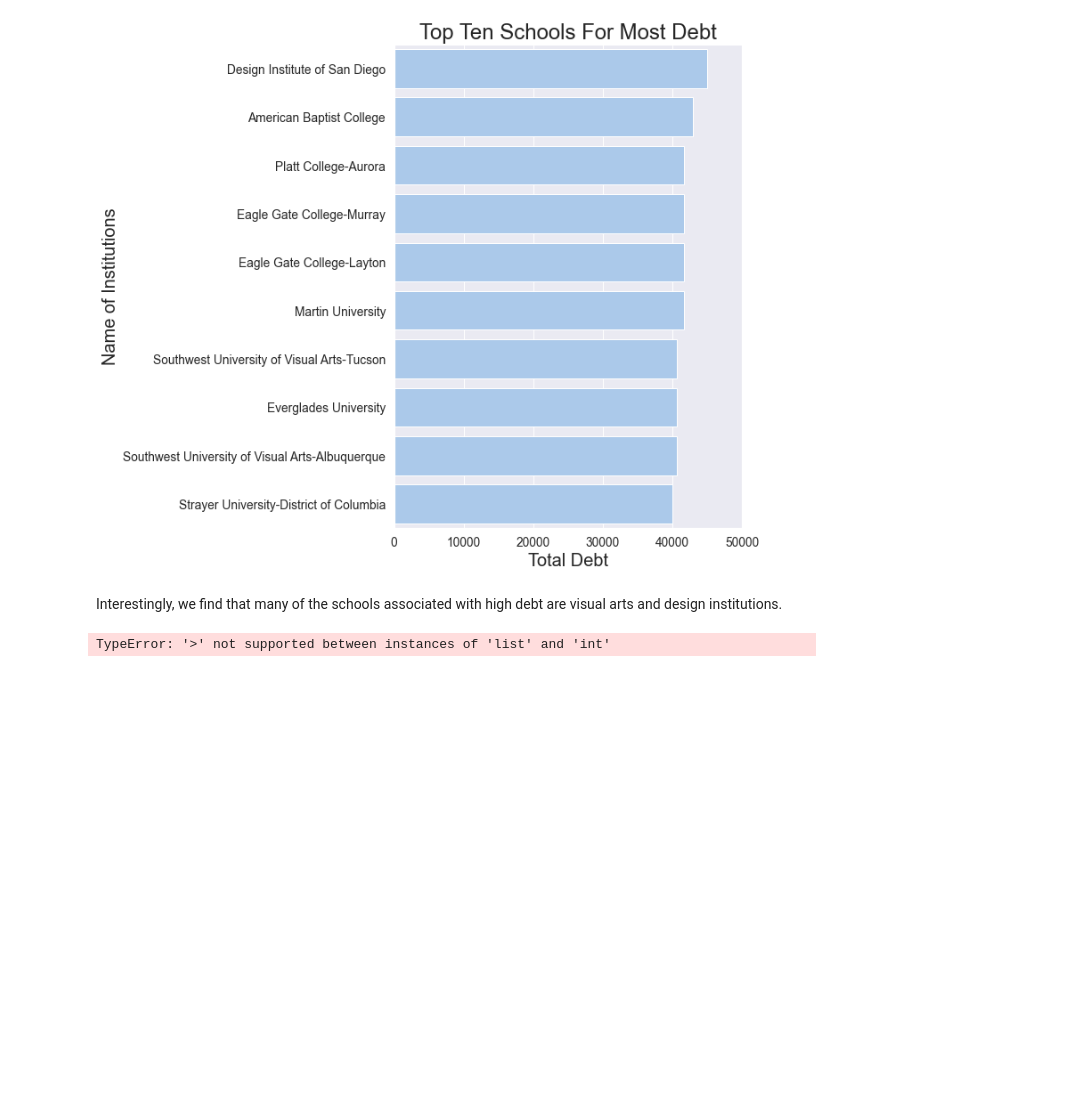
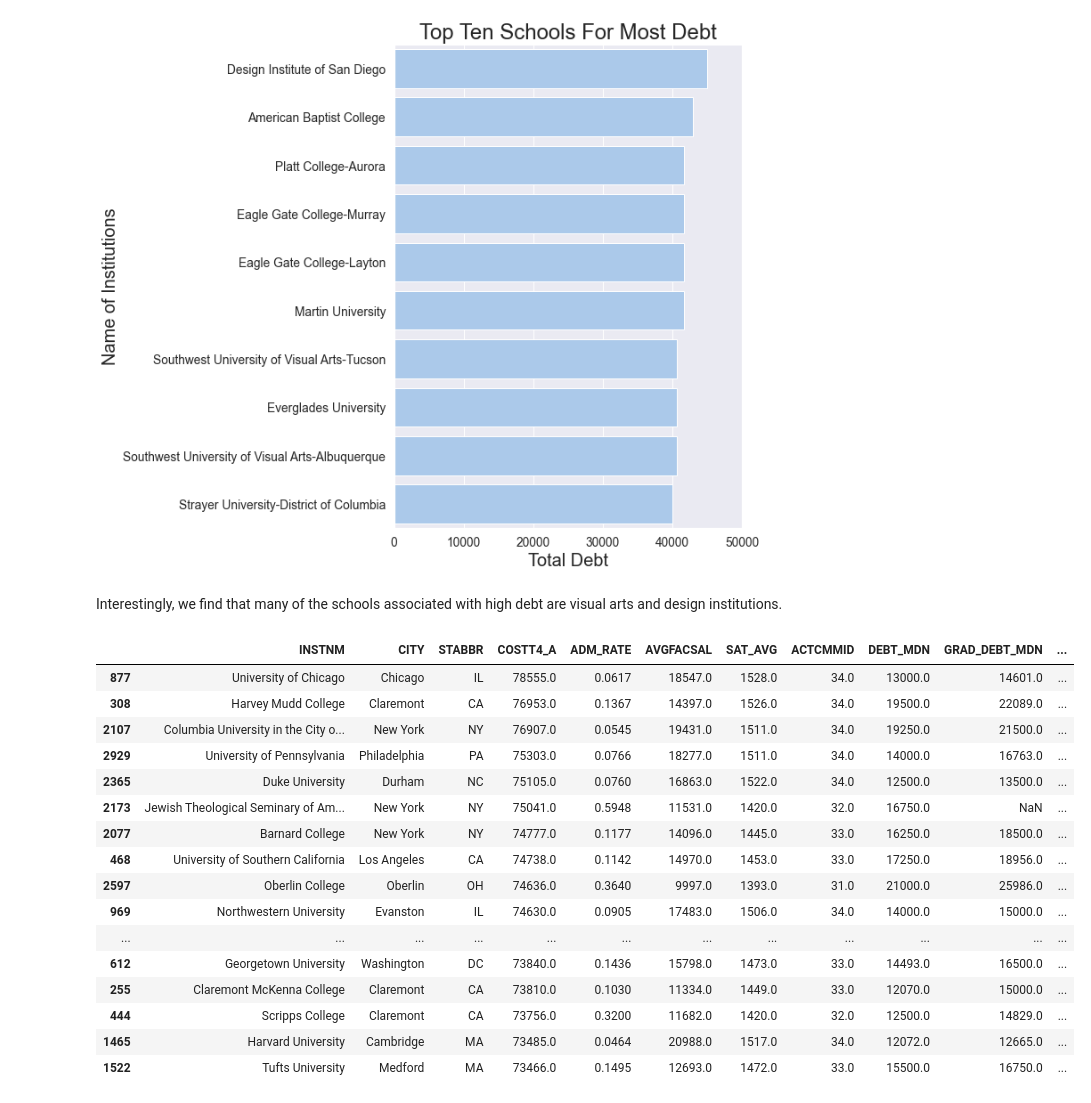
Before and after one commit to samantoz/dsc680-applied-datascience, a Jupyter notebook: Project-2/viz.ipynb, the cells around one changed output. Cells and saved outputs as stored; diff of their text form; code cells hidden in the pictures; blank space fills up the shorter version.

```diff
--- a/Project-2/viz.ipynb
+++ b/Project-2/viz.ipynb
@@ -332,6 +381,25 @@ Text(0.5, 1.0, 'Top Ten Schools For Most Debt')
 # %% [markdown]
 Interestingly, we find that many of the schools associated with high debt are visual arts and design institutions.
 # %%
-df_features_cost_features[['GRAD_DEBT_MDN_a']>0]
+# Top 10 Colleges by Cost (Average Annual Total Cost of Attendance)
+# Taking only those colleges having predominantly 4 years Undergrad programs
+df_top25_by_cost = df_inst_4_year_coll.nlargest(n=25, columns=['COSTT4_A'])
+df_top25_by_cost
 # %% [output]
-TypeError: '>' not supported between instances of 'list' and 'int'
+|  | INSTNM | CITY | STABBR | COSTT4_A | ADM_RATE | AVGFACSAL | SAT_AVG | ACTCMMID | DEBT_MDN | GRAD_DEBT_MDN | ... |
+| 877 | University of Chicago | Chicago | IL | 78555.0 | 0.0617 | 18547.0 | 1528.0 | 34.0 | 13000.0 | 14601.0 | ... |
+| 308 | Harvey Mudd College | Claremont | CA | 76953.0 | 0.1367 | 14397.0 | 1526.0 | 34.0 | 19500.0 | 22089.0 | ... |
+| 2107 | Columbia University in the City o... | New York | NY | 76907.0 | 0.0545 | 19431.0 | 1511.0 | 34.0 | 19250.0 | 21500.0 | ... |
+| 2929 | University of Pennsylvania | Philadelphia | PA | 75303.0 | 0.0766 | 18277.0 | 1511.0 | 34.0 | 14000.0 | 16763.0 | ... |
+| 2365 | Duke University | Durham | NC | 75105.0 | 0.0760 | 16863.0 | 1522.0 | 34.0 | 12500.0 | 13500.0 | ... |
+| 2173 | Jewish Theological Seminary of Am... | New York | NY | 75041.0 | 0.5948 | 11531.0 | 1420.0 | 32.0 | 16750.0 | NaN | ... |
+| 2077 | Barnard College | New York | NY | 74777.0 | 0.1177 | 14096.0 | 1445.0 | 33.0 | 16250.0 | 18500.0 | ... |
+| 468 | University of Southern California | Los Angeles | CA | 74738.0 | 0.1142 | 14970.0 | 1453.0 | 33.0 | 17250.0 | 18956.0 | ... |
+| 2597 | Oberlin College | Oberlin | OH | 74636.0 | 0.3640 | 9997.0 | 1393.0 | 31.0 | 21000.0 | 25986.0 | ... |
+| 969 | Northwestern University | Evanston | IL | 74630.0 | 0.0905 | 17483.0 | 1506.0 | 34.0 | 14000.0 | 15000.0 | ... |
+| ... | ... | ... | ... | ... | ... | ... | ... | ... | ... | ... | ... |
+| 612 | Georgetown University | Washington | DC | 73840.0 | 0.1436 | 15798.0 | 1473.0 | 33.0 | 14493.0 | 16500.0 | ... |
+| 255 | Claremont McKenna College | Claremont | CA | 73810.0 | 0.1030 | 11334.0 | 1449.0 | 33.0 | 12070.0 | 15000.0 | ... |
+| 444 | Scripps College | Claremont | CA | 73756.0 | 0.3200 | 11682.0 | 1420.0 | 32.0 | 12500.0 | 14829.0 | ... |
+| 1465 | Harvard University | Cambridge | MA | 73485.0 | 0.0464 | 20988.0 | 1517.0 | 34.0 | 12072.0 | 12665.0 | ... |
+| 1522 | Tufts University | Medford | MA | 73466.0 | 0.1495 | 12693.0 | 1472.0 | 33.0 | 15500.0 | 16750.0 | ... |
```
Also changed, not shown: parts of 7 cells of this notebook, 10 other files.
